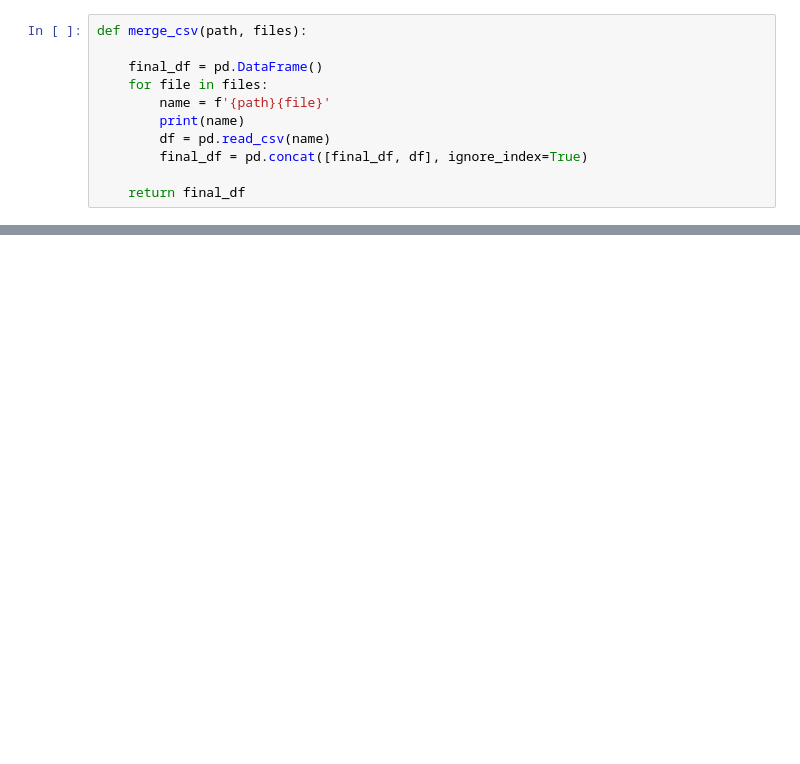
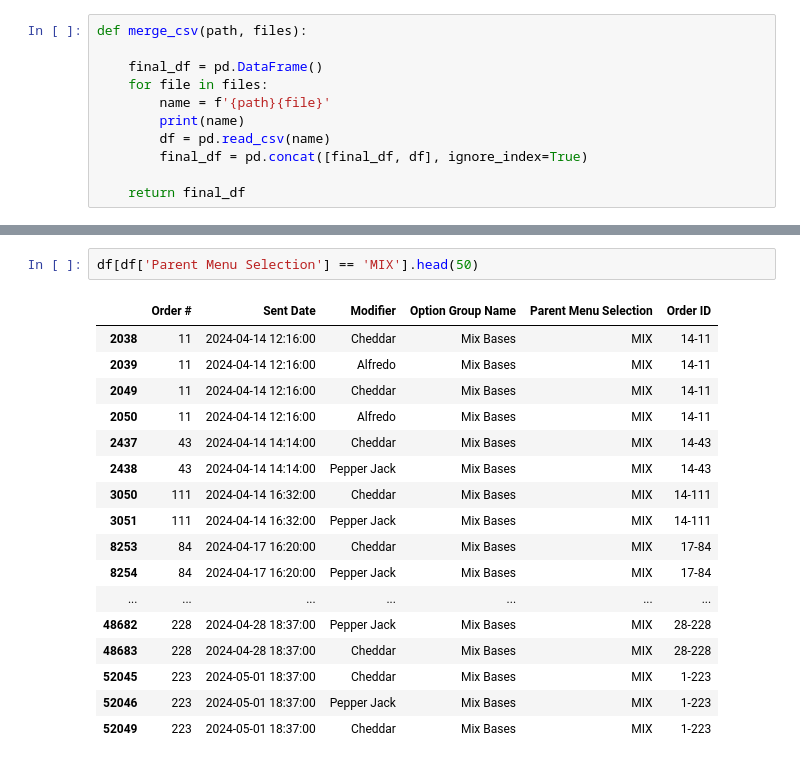
Before and after one commit to raghavdhir03/roni_dashboard_td2024, a Jupyter notebook: Notebooks/merge_months.ipynb, the cells around one changed output, grey strips where cells are left out. Saved outputs shown, nothing was run; the diff lists cells and outputs as text; blank space fills up the shorter version.

```diff
--- a/Notebooks/merge_months.ipynb
+++ b/Notebooks/merge_months.ipynb
@@ -52,0 +94,20 @@ final_df
+# %%
+df[df['Parent Menu Selection'] == 'MIX'].head(50)
+# %% [output]
+|  | Order # | Sent Date | Modifier | Option Group Name | Parent Menu Selection | Order ID |
+| 2038 | 11 | 2024-04-14 12:16:00 | Cheddar | Mix Bases | MIX | 14-11 |
+| 2039 | 11 | 2024-04-14 12:16:00 | Alfredo | Mix Bases | MIX | 14-11 |
+| 2049 | 11 | 2024-04-14 12:16:00 | Cheddar | Mix Bases | MIX | 14-11 |
+| 2050 | 11 | 2024-04-14 12:16:00 | Alfredo | Mix Bases | MIX | 14-11 |
+| 2437 | 43 | 2024-04-14 14:14:00 | Cheddar | Mix Bases | MIX | 14-43 |
+| 2438 | 43 | 2024-04-14 14:14:00 | Pepper Jack | Mix Bases | MIX | 14-43 |
+| 3050 | 111 | 2024-04-14 16:32:00 | Cheddar | Mix Bases | MIX | 14-111 |
+| 3051 | 111 | 2024-04-14 16:32:00 | Pepper Jack | Mix Bases | MIX | 14-111 |
+| 8253 | 84 | 2024-04-17 16:20:00 | Cheddar | Mix Bases | MIX | 17-84 |
+| 8254 | 84 | 2024-04-17 16:20:00 | Pepper Jack | Mix Bases | MIX | 17-84 |
+| ... | ... | ... | ... | ... | ... | ... |
+| 48682 | 228 | 2024-04-28 18:37:00 | Pepper Jack | Mix Bases | MIX | 28-228 |
+| 48683 | 228 | 2024-04-28 18:37:00 | Cheddar | Mix Bases | MIX | 28-228 |
+| 52045 | 223 | 2024-05-01 18:37:00 | Cheddar | Mix Bases | MIX | 1-223 |
+| 52046 | 223 | 2024-05-01 18:37:00 | Pepper Jack | Mix Bases | MIX | 1-223 |
+| 52049 | 223 | 2024-05-01 18:37:00 | Cheddar | Mix Bases | MIX | 1-223 |
```
Also changed, not shown: parts of 8 cells of this notebook.
